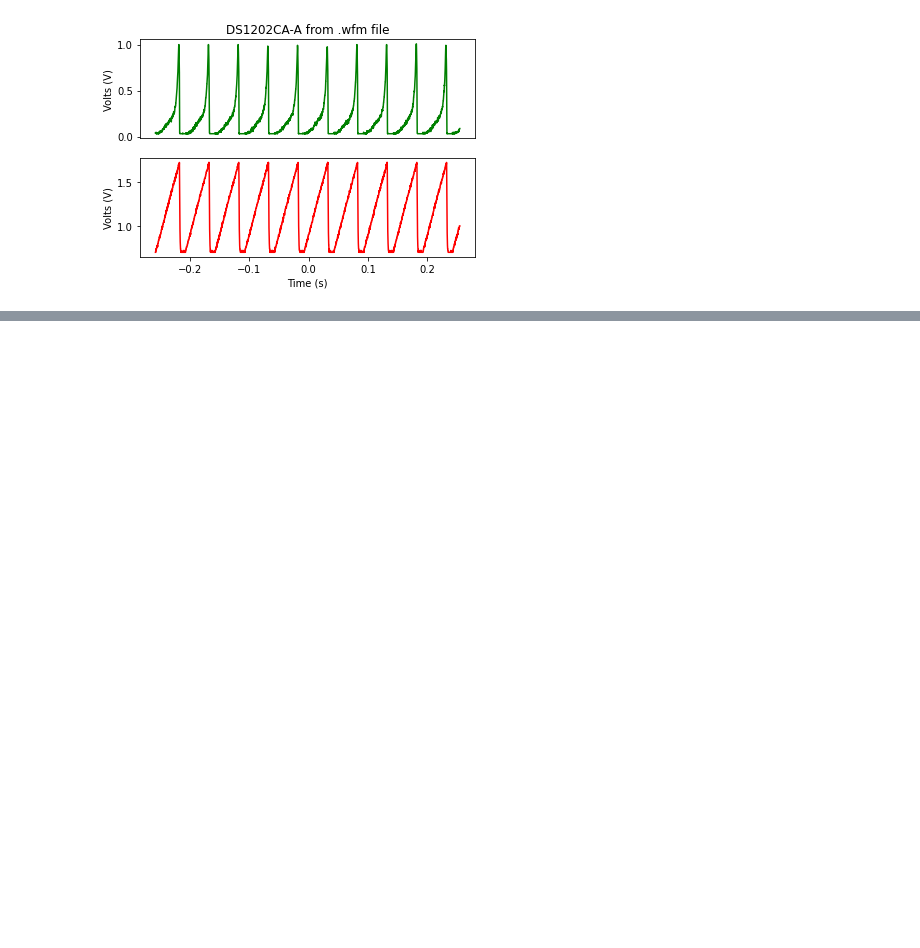
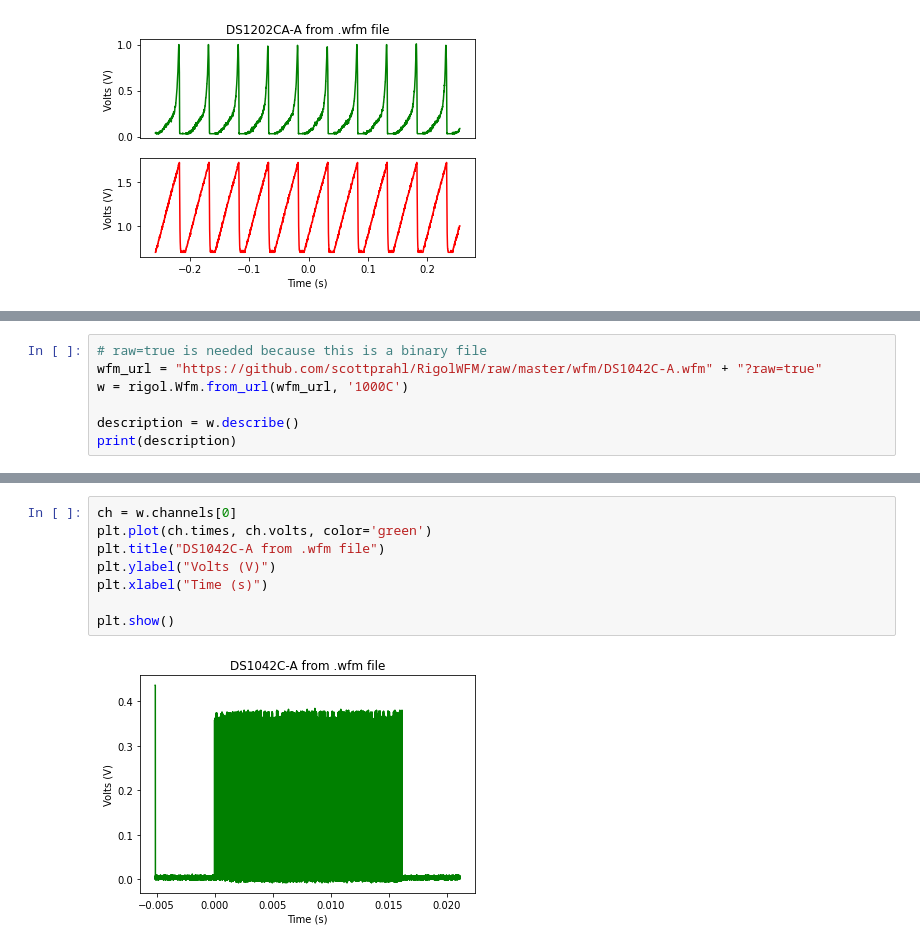
Before and after one commit to scottprahl/RigolWFM, a Jupyter notebook: docs/1-DS1000C-Waveforms.ipynb, the cells around one changed output, grey strips where cells are left out. Drawn from its saved outputs; the diff is of its cells as text; blank space fills up the shorter version.

```diff
--- a/docs/1-DS1000C-Waveforms.ipynb
+++ b/docs/1-DS1000C-Waveforms.ipynb
@@ -82,0 +96,7 @@ plt.show()
+# %%
+# raw=true is needed because this is a binary file
+wfm_url = "https://github.com/scottprahl/RigolWFM/raw/master/wfm/DS1042C-A.wfm" + "?raw=true"
+w = rigol.Wfm.from_url(wfm_url, '1000C')
+
+description = w.describe()
+print(description)
@@ -82,0 +121,10 @@ plt.show()
+# %%
+ch = w.channels[0]
+plt.plot(ch.times, ch.volts, color='green')
+plt.title("DS1042C-A from .wfm file")
+plt.ylabel("Volts (V)")
+plt.xlabel("Time (s)")
+
+plt.show()
+# %% [output]
+[figure, added]
```
Also changed, not shown: parts of 9 cells of this notebook, 3 other files.
